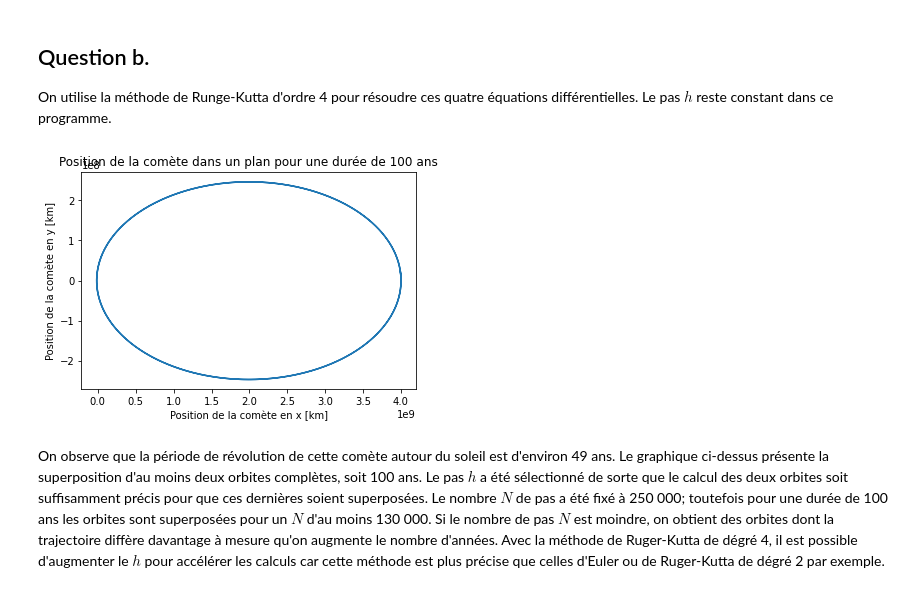
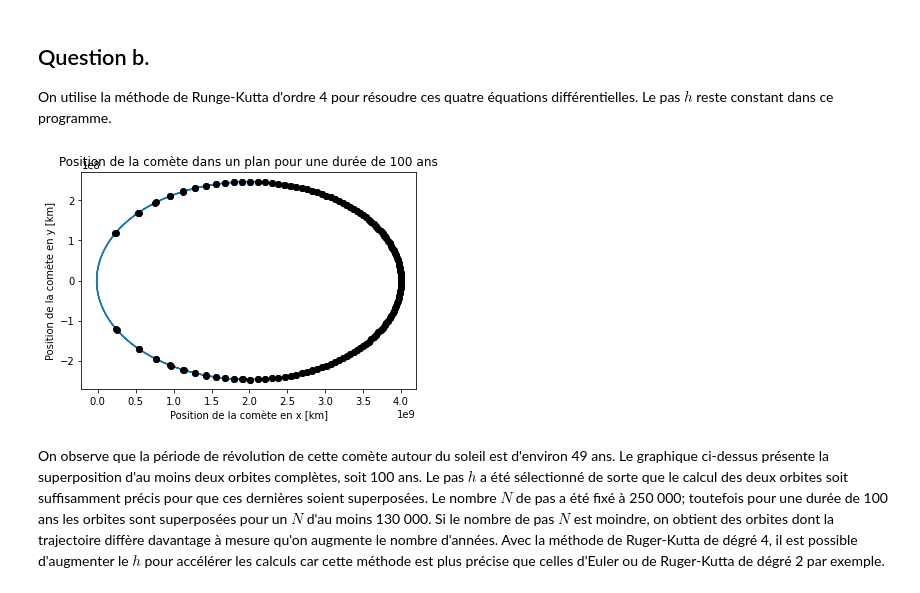
Before and after one commit to dvdturg/Phys_num, a Jupyter notebook: TP3/TP3_Legare_Parrot_Turgeon.ipynb, the cells around one changed output. Cells and saved outputs as stored; diff of their text form; code cells hidden in the pictures.

```diff
--- a/TP3/TP3_Legare_Parrot_Turgeon.ipynb
+++ b/TP3/TP3_Legare_Parrot_Turgeon.ipynb
@@ -73,34 +72,35 @@ def f(r,t):
     gamma = r[3]
     position = sqrt(x**2 + y**2)
     return array([delta, gamma, -G*M*x/position**3, -G*M*y/position**3], float)
 
 a = 0 #temps initial
 b = 3600*24*365*100 #temps final (100 ans en secondes)
 N = 250000 #nombre de pas
 h = (b-a)/N
 
 tpoints = arange(a, b, h)
 xpoints = []
 ypoints = []
 r = array([x_0, y_0, delta_0, gamma_0], float)
 
 # Méthode RK4
 for t in tpoints:
     xpoints.append(r[0])
     ypoints.append(r[1])
     k1 = h*f(r, t)
     k2 = h*f(r+0.5*k1,t+0.5*h)
     k3 = h*f(r+0.5*k2,t+0.5*h)
     k4 = h*f(r+k3,t+h)
     r += (k1+2*k2+2*k3+k4)/6
 
 plt.plot(array(xpoints, float)/1000, array(ypoints, float)/1000)
+plt.plot(array(xpoints, float)[::1000] / 1000, array(ypoints[::1000], float) / 1000, 'ko')
 plt.title("Position de la comète dans un plan pour une durée de 100 ans")
 plt.xlabel("Position de la comète en x [km]")
 plt.ylabel("Position de la comète en y [km]")
 plt.show()
 # %% [output]
-[figure, old version]
+[figure, new version]
 # %% [markdown]
 On observe que la période de révolution de cette comète autour du soleil est d'environ 49 ans. Le graphique ci-dessus présente la superposition d'au moins deux orbites complètes, soit 100 ans. Le pas $h$ a été sélectionné de sorte que le calcul des deux orbites soit suffisamment précis pour que ces dernières soient superposées. Le nombre $N$ de pas a été fixé à 250 000; toutefois pour une durée de 100 ans les orbites sont superposées pour un $N$ d'au moins 130 000. Si le nombre de pas $N$ est moindre, on obtient des orbites dont la trajectoire diffère davantage à mesure qu'on augmente le nombre d'années. Avec la méthode de Ruger-Kutta de dégré 4, il est possible d'augmenter le $h$ pour accélérer les calculs car cette méthode est plus précise que celles d'Euler ou de Ruger-Kutta de dégré 2 par exemple.
 # %% [markdown]
```
Also changed, not shown: parts of 3 cells of this notebook.
